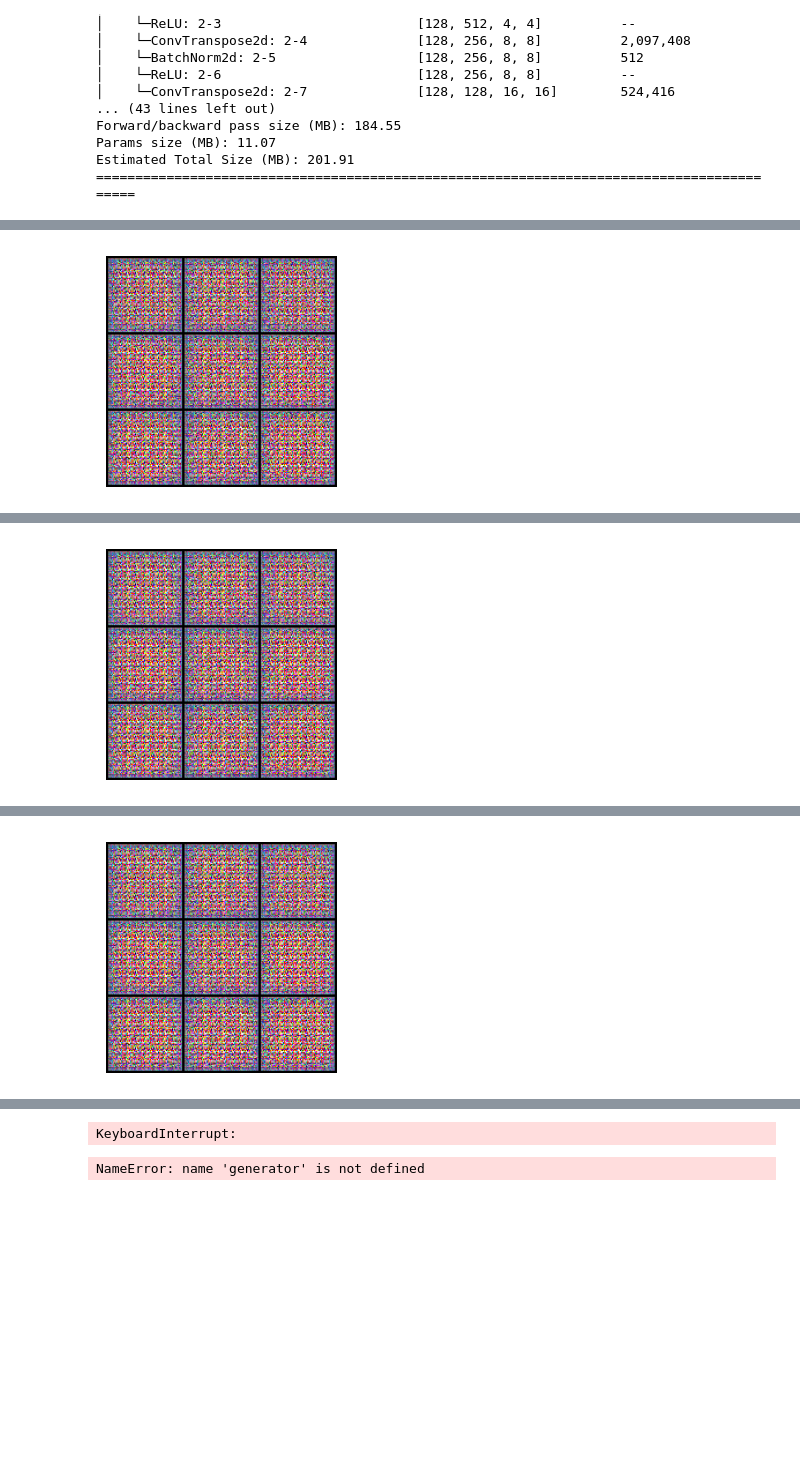
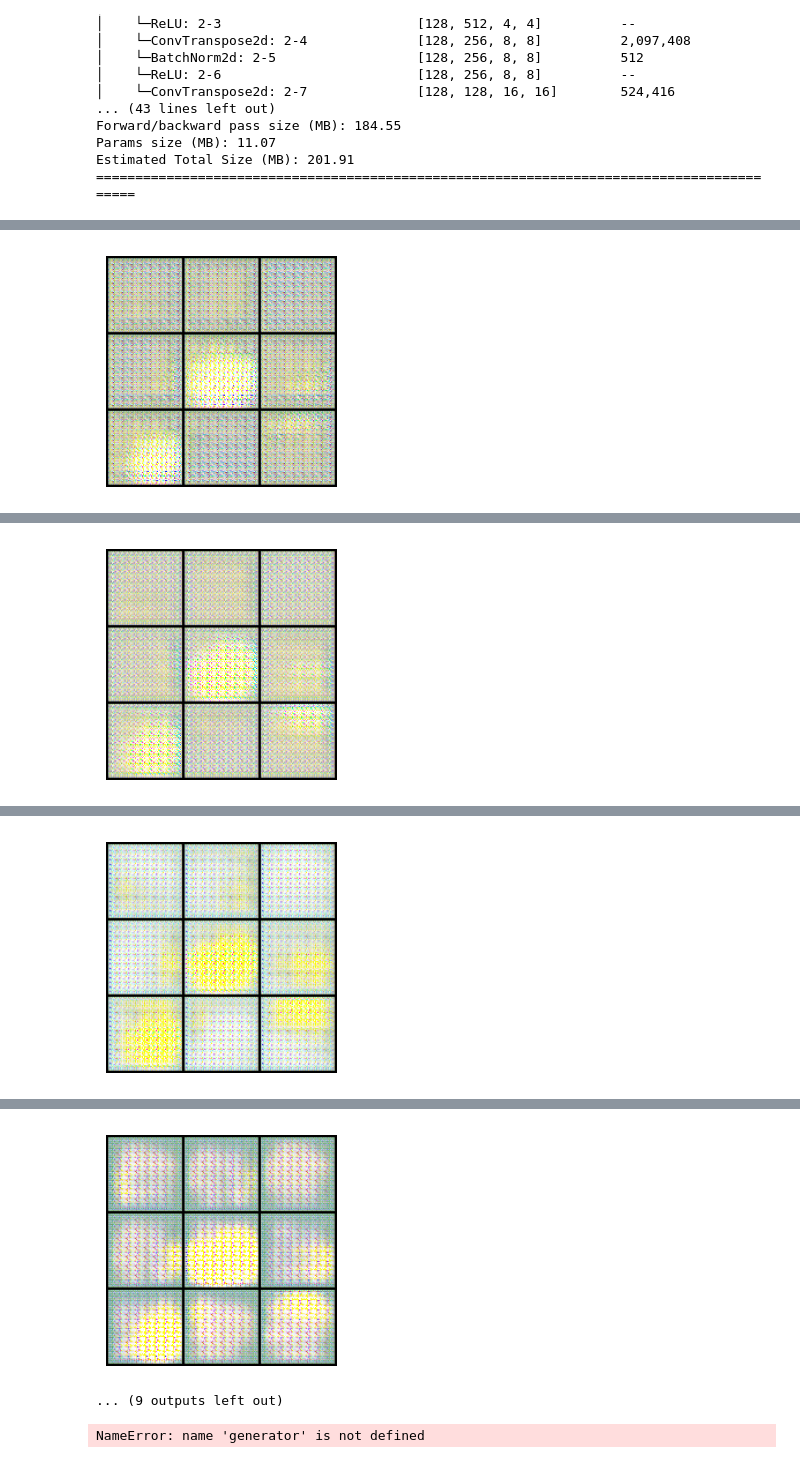
Before and after one commit to Sockyman/emojiable, a Jupyter notebook: Emojiable.ipynb, the cells around one changed output, grey strips where cells are left out. Cells and saved outputs as stored; diff of their text form; code cells hidden in the pictures; blank space fills up the shorter version.

```diff
--- a/Emojiable.ipynb
+++ b/Emojiable.ipynb
@@ -246,7 +246,7 @@ sample_noise = noise(9)
 
 image_epoch_frequency = 4
 # How many times to train the discriminator for 1 pass on the generator
-discriminator_passes = 3
+discriminator_passes = 2
 
 #training loop for generating emojis
 for epoch in range(num_epochs):
@@ -260,18 +260,13 @@ for epoch in range(num_epochs):
             #train the discriminator
             d_optimizer.zero_grad()
             real_pred = discriminator(real_data)
-            #real_loss = loss_function(real_pred, real_targets(real_data.size(0)))
-            real_loss = torch.mean(real_pred)
-            real_loss.backward()
+            real_loss = loss_function(real_pred, real_targets(real_data.size(0)))
 
             fake_data = generator(noise(real_data.size(0))).detach()
             fake_pred = discriminator(fake_data)
-            #fake_loss = loss_function(fake_pred, fake_targets(fake_data.size(0)))
-            fake_loss = torch.mean(fake_pred)
-            fake_loss.backward()
-            #d_loss = real_loss + fake_loss
-            #d_loss = fake_loss - real_loss
-            #d_loss.backward()
+            fake_loss = loss_function(fake_pred, fake_targets(fake_data.size(0)))
+            d_loss = real_loss + fake_loss
+            d_loss.backward()
             d_optimizer.step()
 
     for real_data, iteration in dataloader:
@@ -279,8 +274,7 @@ for epoch in range(num_epochs):
         g_optimizer.zero_grad()
         fake_data = generator(noise(batch_size))
         fake_pred = discriminator(fake_data)
-        #g_loss = loss_function(fake_pred, real_targets(batch_size))
-        g_loss = torch.mean(fake_pred)
+        g_loss = loss_function(fake_pred, real_targets(batch_size))
         g_loss.backward()
         g_optimizer.step()
 
@@ -319,2 +313,2 @@ Epoch #8 / 2000, Generator Loss: 5.156336690959051e-09, Discriminator Loss: -0.9
 Generated images for Epoch #8:
-[figure, old version]
+[figure, new version]
@@ -326,2 +320,2 @@ Epoch #12 / 2000, Generator Loss: 4.196171854431441e-09, Discriminator Loss: -0.
 Generated images for Epoch #12:
-[figure, old version]
+[figure, new version]
@@ -333,2 +327,2 @@ Epoch #16 / 2000, Generator Loss: 3.4948741678419992e-09, Discriminator Loss: -0
 Generated images for Epoch #16:
-[figure, old version]
+[figure, new version]
@@ -337,4 +335,5 @@ Epoch #17 / 2000, Generator Loss: 3.340080434455217e-09, Discriminator Loss: -0.
+[figure, added]
-KeyboardInterrupt:
+... (9 outputs left out)
 # %%
 def best_emoji_output(generator, discriminator, generated_images):
     #if cuda is used, then the images must be on the same device (GPU using cuda)
```
Also changed, not shown: parts of 1 cell of this notebook.
